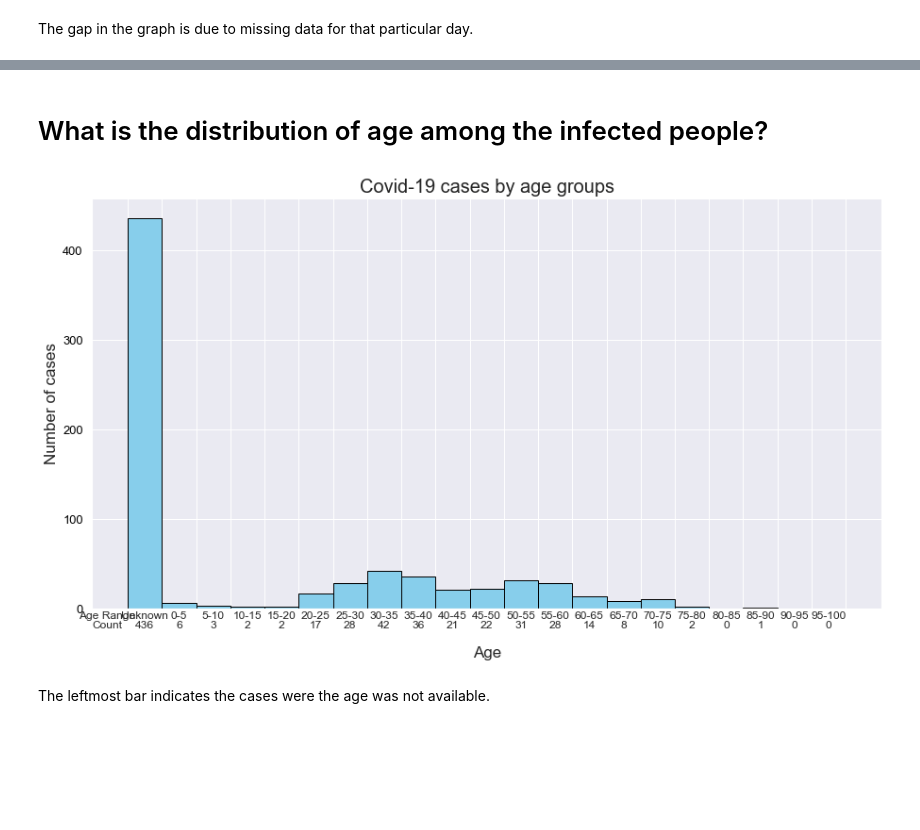
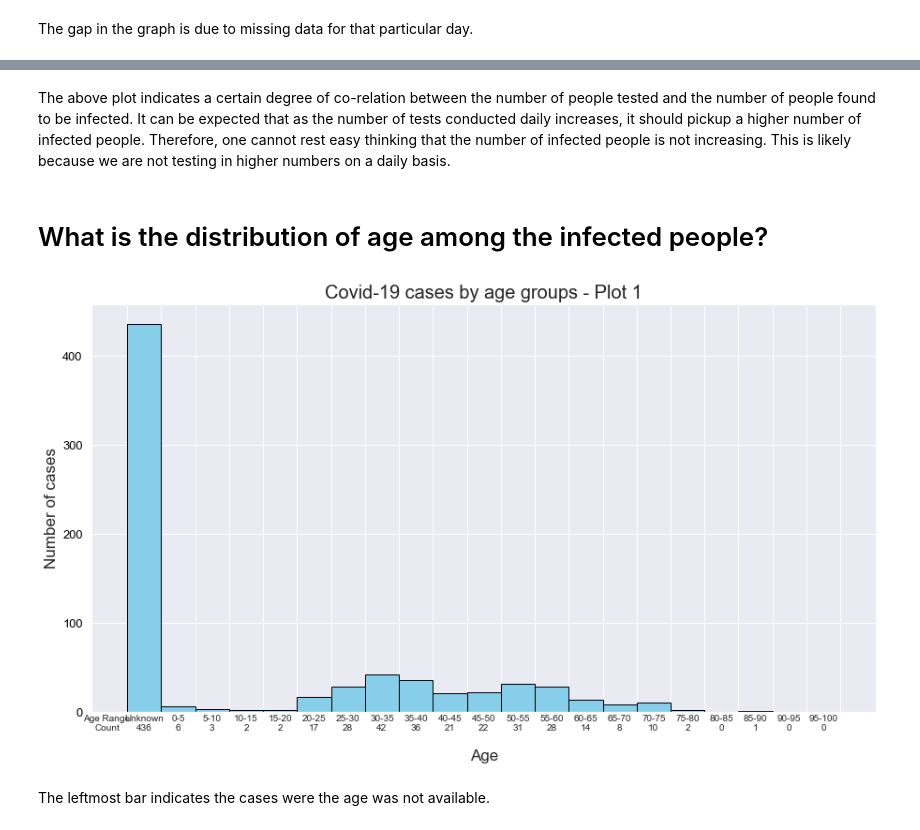
Before and after one commit to dsfsi/covid19za, a Jupyter notebook: notebooks/COVID-19 South Africa - Data Analysis and Visualization.ipynb, the cells around one changed output, grey strips where cells are left out. Saved outputs shown, nothing was run; the diff lists cells and outputs as text; code cells hidden in the pictures; blank space fills up the shorter version.

```diff
--- a/notebooks/COVID-19 South Africa - Data Analysis and Visualization.ipynb
+++ b/notebooks/COVID-19 South Africa - Data Analysis and Visualization.ipynb
@@ -90,3 +130,5 @@ The gap in the graph is due to missing data for that particular day.
+# %% [markdown]
+The above plot indicates a certain degree of co-relation between the number of people tested and the number of people found to be infected.   It can be expected that as the number of tests conducted daily increases, it should pickup a higher number of infected people.  Therefore, one cannot rest easy thinking that the number of infected people is not increasing.   This is likely because we are not testing in higher numbers on a daily basis.
 # %% [markdown]
 # What is the distribution of age among the infected people?
 # %%
@@ -115,35 +157,36 @@ ax.set_xticks(bins)
 # add column to AgeGroups column to df and group all entries into the age bins [0-4, 5-9, 10-14 etc]
 df['AgeGroup'] = pd.cut(df['age'], bins=bins, labels=labels, right=False)
 
+#plt.rcParams['font.family'] = 'Graphik'                        #Specify font
 # draw histogram
-plt.title('Covid-19 cases by age groups', fontsize=20)
+plt.title('Covid-19 cases by age groups - Plot 1', fontsize= 20)
 plt.xlabel('Age Group', fontsize=17)
 plt.ylabel('Number of cases', fontsize=17)
 counts, bins, patches = plt.hist(df['age'], bins, color = "skyblue", ec='black')
 
 # Label the raw counts and age groups below the x-axis...
 bin_centers = 0.5 * np.diff(bins) + bins[:-1]
 for count, x, label in zip(counts, bin_centers, labels):
     # Label the raw counts
     #ax.annotate(str(label) + '= ' + str(int(count)), xy=(x, 0), xycoords=('data', 'axes fraction'), xytext=(0, -3), textcoords='offset points', va='top', ha='center', rotation=270)
     ax.annotate(str(label), xy=(x, 0), xycoords=('data', 'axes fraction'), xytext=(0, -3), textcoords='offset points', va='top', ha='center')
     ax.annotate(str(int(count)), xy=(x, 0), xycoords=('data', 'axes fraction'), xytext=(0, -13), textcoords='offset points', va='top', ha='center')
 ax.annotate('Age Range', xy=(-8, 0), xycoords=('data', 'axes fraction'), xytext=(0, -3), textcoords='offset points', va='top', ha='center')
 ax.annotate('Count', xy=(-8, 0), xycoords=('data', 'axes fraction'), xytext=(0, -13), textcoords='offset points', va='top', ha='center')
-ax.tick_params(axis='x', labelsize=12, labelcolor='#6F6F6F', rotation=0)
+ax.tick_params(axis='x', labelsize=12, labelcolor='#6F6F6F', rotation=0 )  #Specify font )
 plt.tick_params(
     axis='x',          # changes apply to the x-axis
     which='both',      # both major and minor ticks are affected
     bottom=False,      # ticks along the bottom edge are off
     top=False,         # ticks along the top edge are off
     labelbottom=False) # labels along the bottom edge are off
 #ax.axes.get_xaxis().set_visible(False)
 plt.xlabel('Age', fontsize=17)
 ax.tick_params(axis='y', labelsize=13, labelcolor='black')
 ax.xaxis.labelpad = 40
 #plt.tight_layout()
 #plt.show()
 # %% [output]
-[figure, old version]
+[figure, new version]
 # %% [markdown]
 The leftmost bar indicates the cases were the age was not available.
```
Also changed, not shown: parts of 18 cells of this notebook.
